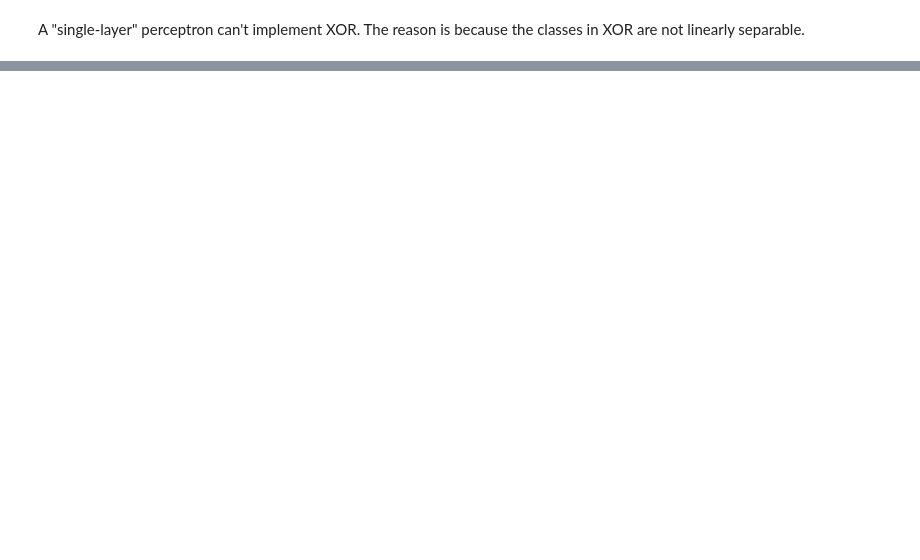
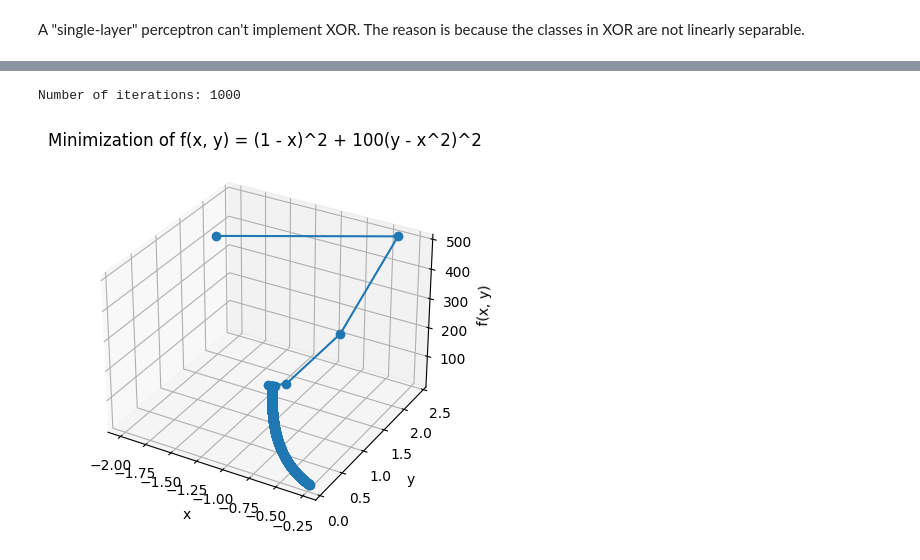
Before and after one commit to Akshithaa25/DeepLearning, a Jupyter notebook: DL_2348502_Prg_1.ipynb, the cells around one changed output, grey strips where cells are left out. Drawn from its saved outputs; the diff is of its cells as text; code cells hidden in the pictures; blank space fills up the shorter version.

```diff
--- a/DL_2348502_Prg_1.ipynb
+++ b/DL_2348502_Prg_1.ipynb
@@ -44,0 +111,40 @@ A "single-layer" perceptron can't implement XOR. The reason is because the class
+# %%
+
+def gradient_descent_two_variables(learning_rate, initial_x, initial_y, precision, max_iterations):
+    x = initial_x
+    y = initial_y
+    iterations = 0
+    x_list = [x]
+    y_list = [y]
+    z_list = [(1 - x)**2 + 100*(y - x**2)**2]
+
+    while True:
+        grad_x = -2*(1 - x) - 400*x*(y - x**2)
+        grad_y = 200*(y - x**2)
+        new_x = x - learning_rate * grad_x
+        new_y = y - learning_rate * grad_y
+        x_list.append(new_x)
+        y_list.append(new_y)
+        z_list.append((1 - new_x)**2 + 100*(new_y - new_x**2)**2)
+
+        if np.sqrt((new_x - x)**2 + (new_y - y)**2) < precision or iterations == max_iterations:
+            break
+        else:
+            x = new_x
+            y = new_y
+            iterations += 1
+
+    print("Number of iterations:", iterations)
+
+    fig = plt.figure()
+    ax = fig.add_subplot(111, projection='3d')
+    ax.plot(x_list, y_list, z_list, marker='o')
+    ax.set_title("Minimization of f(x, y) = (1 - x)^2 + 100(y - x^2)^2")
+    ax.set_xlabel('x')
+    ax.set_ylabel('y')
+    ax.set_zlabel('f(x, y)')
+    plt.show()
+gradient_descent_two_variables(0.001, -2.0, 2.0, 0.0001, 1000)
+# %% [output]
+Number of iterations: 1000
+[figure, added]
```
Also changed, not shown: parts of 6 cells of this notebook.
